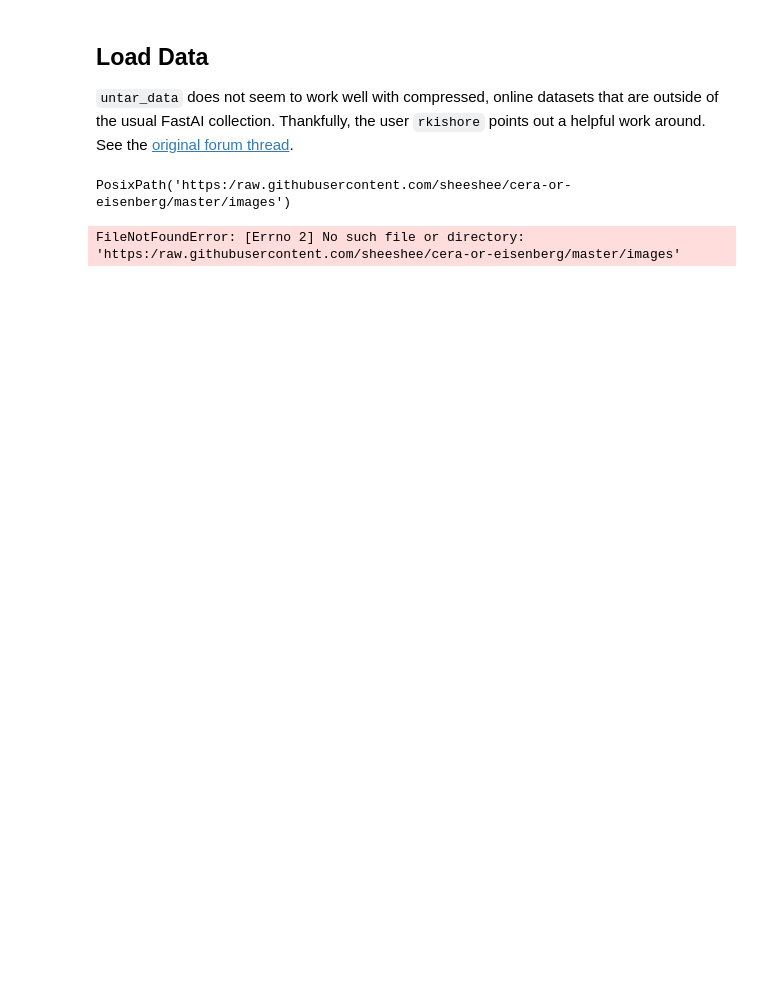
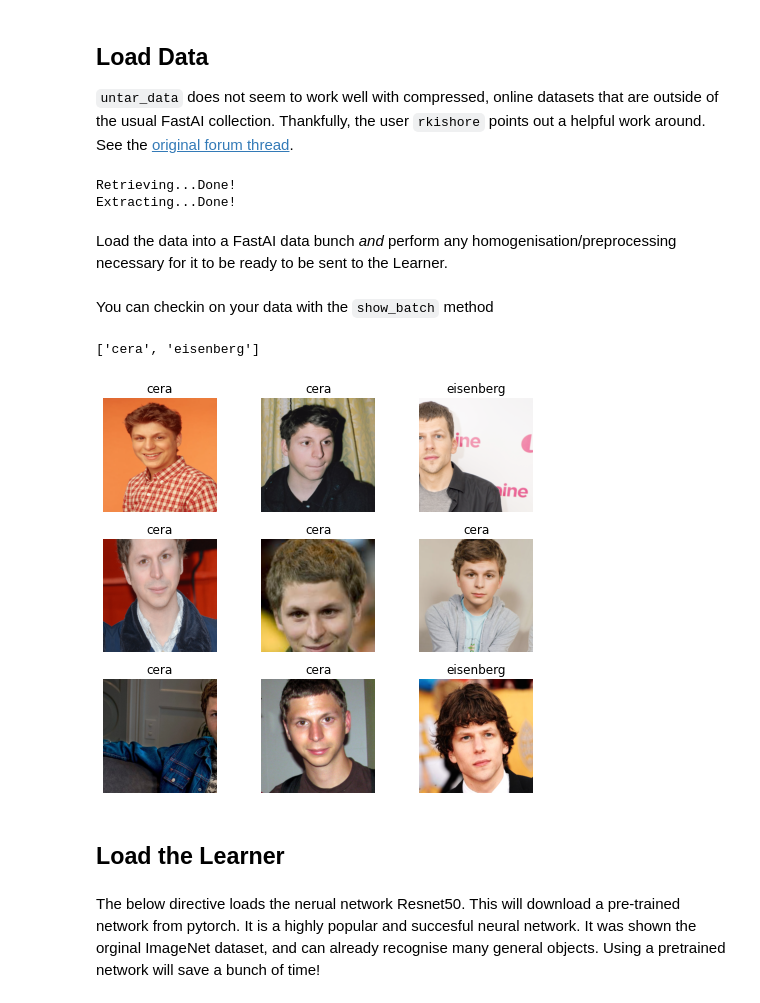
Before and after one commit to sheeshee/cera-or-eisenberg, a Jupyter notebook: Cera Or Eisenberg.ipynb, the cells around one changed output. Drawn from its saved outputs; the diff is of its cells as text; code cells hidden in the pictures; blank space fills up the shorter version.

```diff
--- a/Cera Or Eisenberg.ipynb
+++ b/Cera Or Eisenberg.ipynb
@@ -61,3 +59,5 @@ bs = 64
+# %%
+bs = 16 # batch size - we set it to 16 because we have a small dataset
 # %% [markdown]
 ## Load Data
 
@@ -68,20 +68,40 @@ usual FastAI collection. Thankfully, the user `rkishore` points out a helpful wo
 import urllib.request
 import tarfile
 
-path = Path('.')
-
+# This is the url to the tarred datafile on my GitHub repository
+# The following code fetches it from here and extracts the images.
 data_url = 'https://github.com/sheeshee/cera-or-eisenberg/raw/master/image_data'
-
 local_tgz_path = path/'images.tar.gz'
-urllib.request.urlretrieve(data_url, local_tgz_path)
+print('Retrieving...', end='')
+urllib.request.urlretrieve(data_url, local_tgz_path); print('Done!')
+print('Extracting...', end='')
 tarred_file = tarfile.open(local_tgz_path)
 tarred_file.extractall(path=path)
-tarred_file.close()
+tarred_file.close(); print('Done!')
+# %% [output]
+Retrieving...Done!
+Extracting...Done!
-# %%
-datahome
-# %% [output]
-PosixPath('https:/raw.githubusercontent.com/sheeshee/cera-or-eisenberg/master/images')
-# %%
-fnames = get_image_files(datahome)
-# %% [output]
-FileNotFoundError: [Errno 2] No such file or directory: 'https:/raw.githubusercontent.com/sheeshee/cera-or-eisenberg/master/images'
+# %% [markdown]
+Load the data into a FastAI data bunch *and* perform any homogenisation/preprocessing necessary for it to be ready to be sent to the Learner.
+# %%
+data = ImageDataBunch.from_folder(
+    path, test='test',
+    ds_tfms=get_transforms(),
+    size=299,
+    # set no check to true to disable checking of the batch size
+    # There are only 48 items in this data set so the batch size should be
+    # smaller than this.
+    no_check=True, bs=bs
+).normalize(imagenet_stats)
+# %% [markdown]
+You can checkin on your data with the `show_batch` method
+# %%
+data.show_batch(rows=3, figsize=(7,6))
+print(data.classes)
+# %% [output]
+['cera', 'eisenberg']
+[figure, added]
+# %% [markdown]
+## Load the Learner
+# %% [markdown]
+The below directive loads the nerual network Resnet50. This will download a pre-trained network from pytorch. It is a highly popular and succesful neural network. It was shown the orginal ImageNet dataset, and can already recognise many general objects. Using a pretrained network will save a bunch of time!
```
Also changed, not shown: parts of 23 cells of this notebook.
